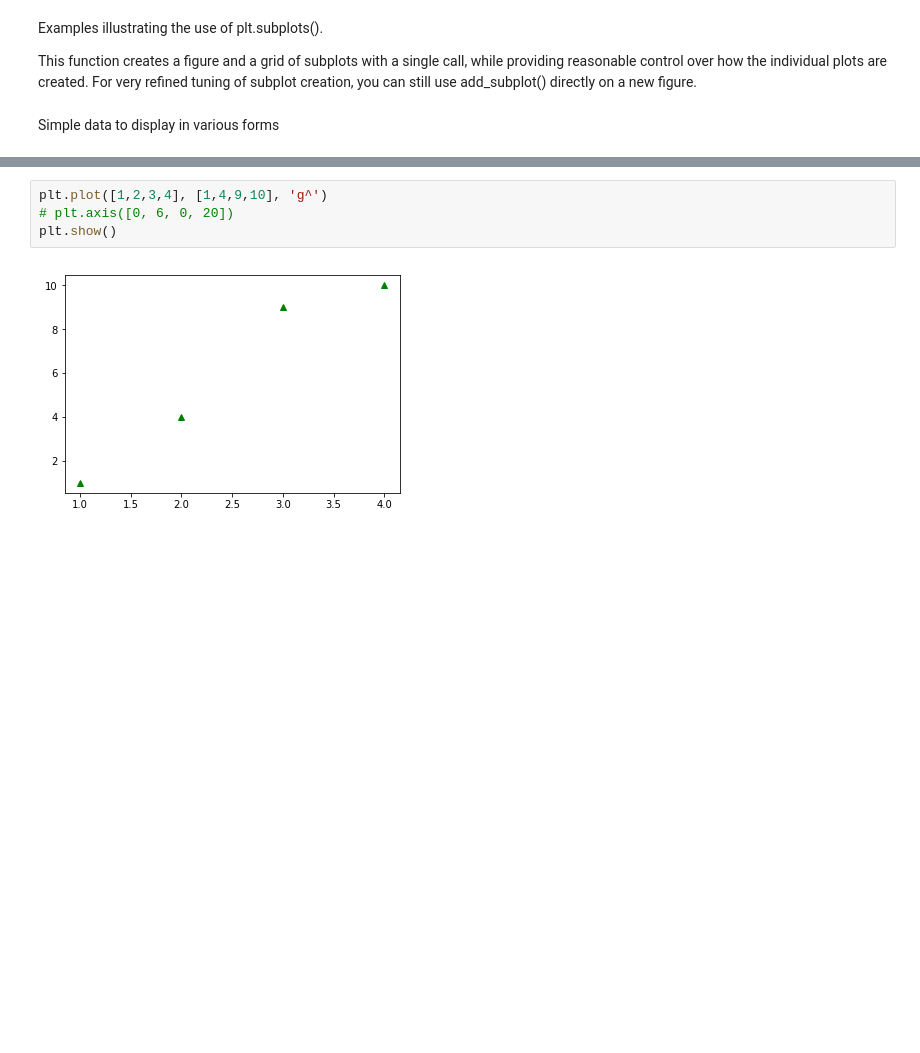
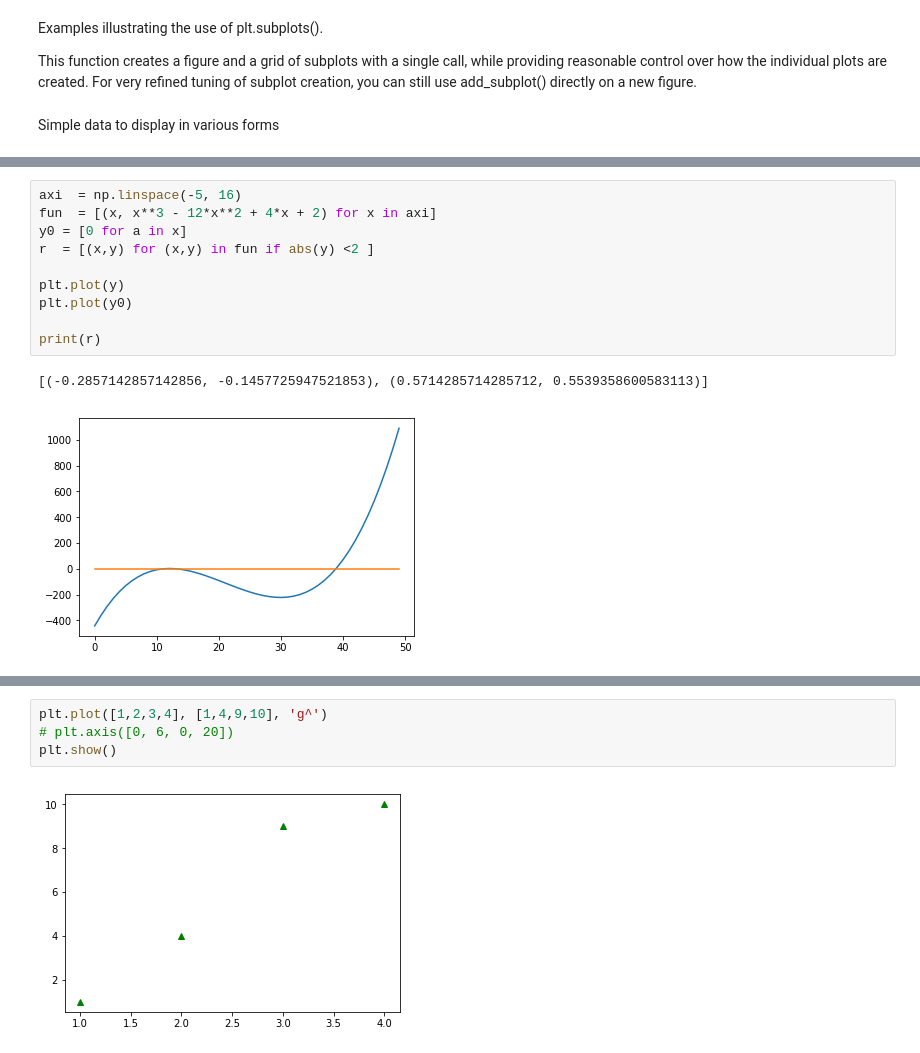
Before and after one commit to FredsoNerd/FGV_Programming_Languages, a Jupyter notebook: Python/MODIFICADO/Aula_12_Numpy_Matplotlib_Pandas-Copy1.ipynb, the cells around one changed output, grey strips where cells are left out. Drawn from its saved outputs; the diff is of its cells as text; blank space fills up the shorter version.

```diff
--- a/Python/MODIFICADO/Aula_12_Numpy_Matplotlib_Pandas-Copy1.ipynb
+++ b/Python/MODIFICADO/Aula_12_Numpy_Matplotlib_Pandas-Copy1.ipynb
@@ -240 +260,14 @@ Simple data to display in various forms
+# %%
+axi  = np.linspace(-5, 16)
+fun  = [(x, x**3 - 12*x**2 + 4*x + 2) for x in axi]
+y0 = [0 for a in x]
+r  = [(x,y) for (x,y) in fun if abs(y) <2 ]
+
+plt.plot(y)
+plt.plot(y0)
+
+print(r)
+# %% [output]
+[(-0.2857142857142856, -0.1457725947521853), (0.5714285714285712, 0.5539358600583113)]
+[figure, added]
 # %%
```
Also changed, not shown: parts of 10 cells of this notebook, 4 other files.
